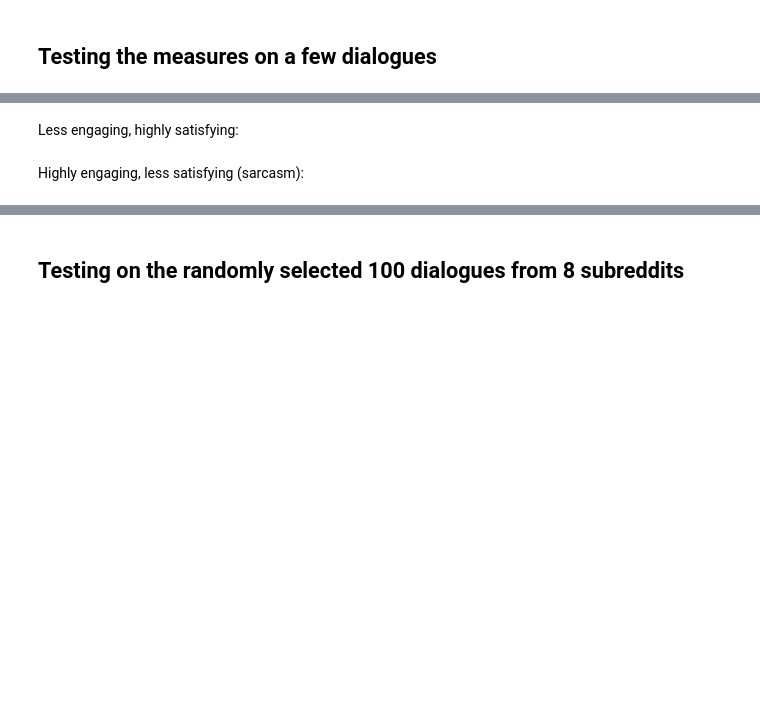
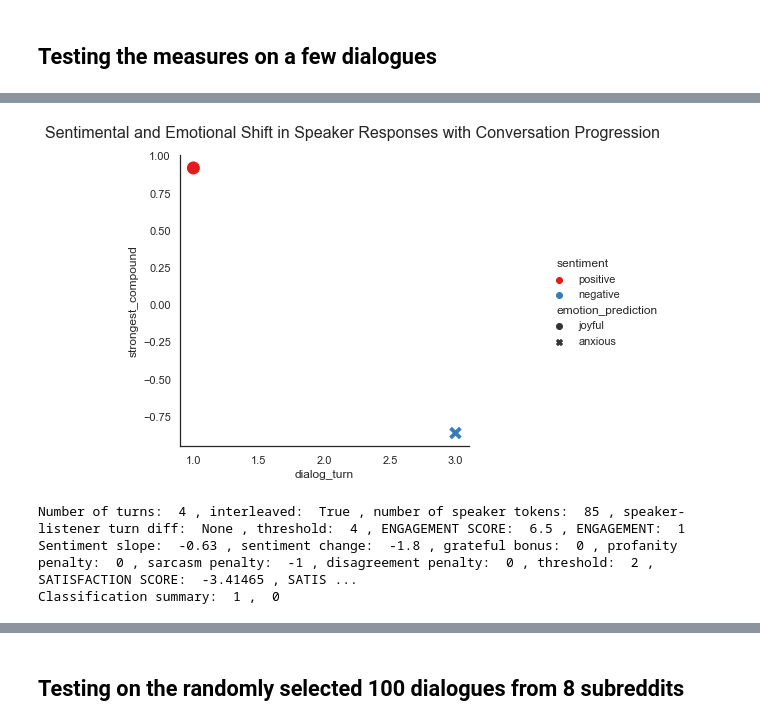
Before and after one commit to cetsen/therapeutic-chatbot, a Jupyter notebook: engagement_satisfaction.ipynb, the cells around one changed output, grey strips where cells are left out. Drawn from its saved outputs; the diff is of its cells as text; code cells hidden in the pictures; blank space fills up the shorter version.

```diff
--- a/engagement_satisfaction.ipynb
+++ b/engagement_satisfaction.ipynb
@@ -204,6 +165,8 @@ def classify_engagement(speaker, listener, conversation):
     else:
         engagement = 0
 
+    conversation['predicted_engagement'] = engagement
+
     return num_turns, interleaved, sum_token_length, round_sig(diff), round_sig(engagement_score), engagement, conversation, threshold
 # %% [markdown]
 ## Measuring the level of satisfaction
@@ -405,6 +365,7 @@ def classify_satisfaction(conversation, speaker, tokenizer, model):
     profanity_penalty = 0
     sarcasm_penalty = 0
     disagreement_penalty = 0
+    threshold = 2
 
     # Change in sentiment from the first to the last turn
     sentiment_change = speaker_responses['strongest_compound'].iloc[-1] - speaker_responses['strongest_compound'].iloc[0]
@@ -425,13 +386,15 @@ def classify_satisfaction(conversation, speaker, tokenizer, model):
     if contains_disagreement(conversation, speaker) == True:
         disagreement_penalty = -1
 
-    satisfaction_score, threshold = math.ceil(calculate_satisfaction_score(slope, sentiment_change, grateful_bonus, profanity_penalty, sarcasm_penalty, disagreement_penalty))
+    satisfaction_score = calculate_satisfaction_score(slope, sentiment_change, grateful_bonus, profanity_penalty, sarcasm_penalty, disagreement_penalty)
 
     if satisfaction_score >= threshold:
         satisfaction = 1
     else:
         satisfaction = 0
 
+    conversation['predicted_satisfaction'] = satisfaction
+
     return round_sig(slope), round_sig(sentiment_change), grateful_bonus, profanity_penalty, sarcasm_penalty, disagreement_penalty, satisfaction_score, satisfaction, threshold
 # %% [markdown]
 ## Testing the measures on a few dialogues
@@ -439,8 +402,8 @@ def classify_satisfaction(conversation, speaker, tokenizer, model):
 # Train sarcastic model once
 tokenizer, model = sarcastic.train()
 # %%
-def test_examples(conversation_id):
-    conversation, speaker, listener, speaker_responses, listener_responses, num_speaker_responses, num_listener_responses = extract_responses(conversation_id)
+def test_examples(conversation_id,subreddit):
+    conversation, speaker, listener, speaker_responses, listener_responses, num_speaker_responses, num_listener_responses = extract_responses(conversation_id,subreddit)
     turns, interleaved, num_speak_tok, diff, eng_score, eng, conversation, thres_e = classify_engagement(speaker, listener, conversation)
     slope, change, grateful, profanity, sarcasm, disagree, sat_score, sat, thres_s = classify_satisfaction(conversation, speaker, tokenizer, model)
 
@@ -471,2 +421,0 @@ Highly engaging, less satisfying:
-# %% [markdown]
-Less engaging, highly satisfying:
@@ -475,2 +421,0 @@ Less engaging, highly satisfying:
-# %% [markdown]
-Highly engaging, less satisfying (sarcasm):
@@ -478,0 +422,7 @@ Highly engaging, less satisfying (sarcasm):
+# %%
+conversation = test_examples(618,"MentalHealthSupport")
+# %% [output]
+[figure, added]
+Number of turns:  4 , interleaved:  True , number of speaker tokens:  85 , speaker-listener turn diff:  None , threshold:  4 , ENGAGEMENT SCORE:  6.5 , ENGAGEMENT:  1
+Sentiment slope:  -0.63 , sentiment change:  -1.8 , grateful bonus:  0 , profanity penalty:  0 , sarcasm penalty:  -1 , disagreement penalty:  0 , threshold:  2 , SATISFACTION SCORE:  -3.41465 , SATIS ...
+Classification summary:  1 ,  0
```
Also changed, not shown: parts of 17 cells of this notebook.
